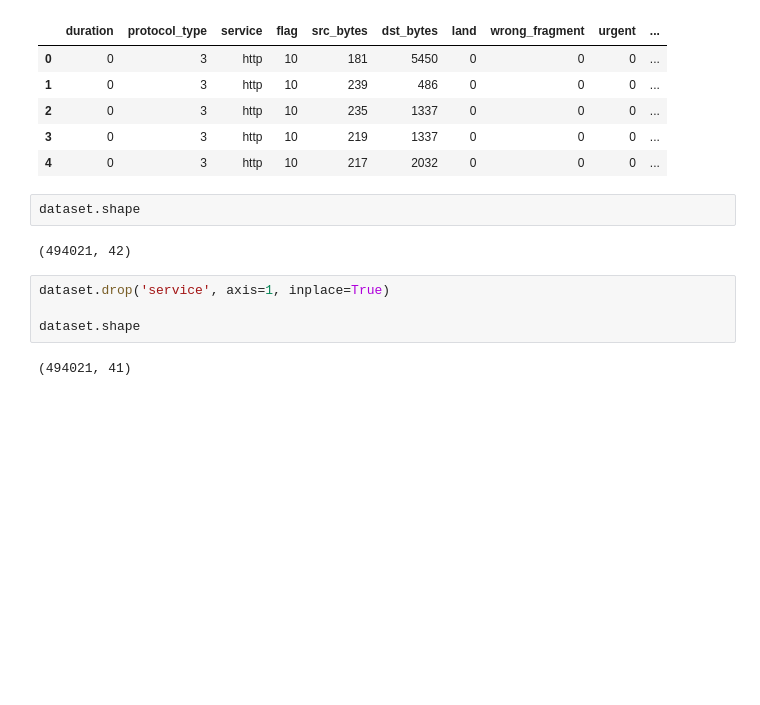
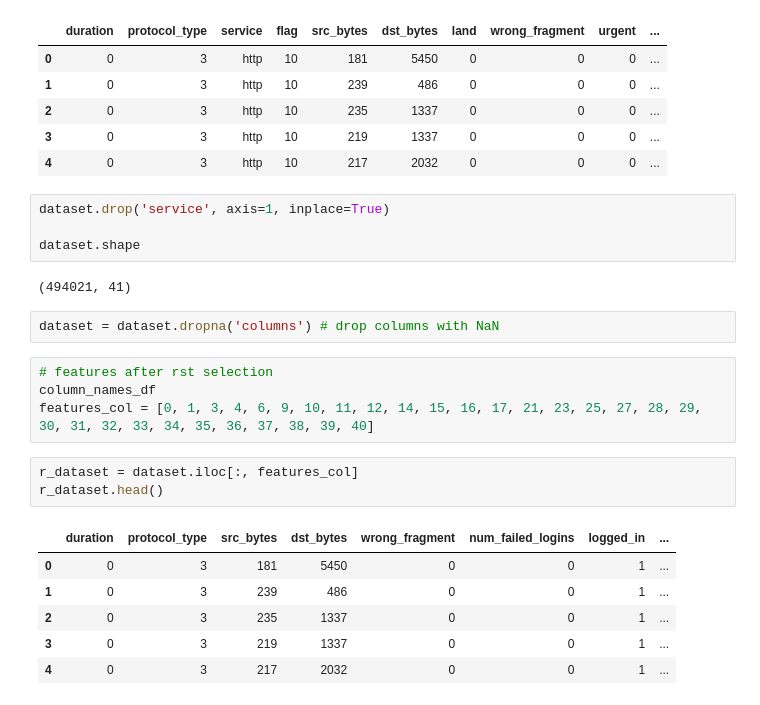
Before and after one commit to divyanshu1610/network-intrusion-detection-project, a Jupyter notebook: network_intrusion_detection_project_svn.ipynb, the cells around one changed output. Drawn from its saved outputs; the diff is of its cells as text; blank space fills up the shorter version.

```diff
--- a/network_intrusion_detection_project_svn.ipynb
+++ b/network_intrusion_detection_project_svn.ipynb
@@ -83,13 +83,25 @@ dataset.head()
 | 2 | 0 | 3 | http | 10 | 235 | 1337 | 0 | 0 | 0 | ... |
 | 3 | 0 | 3 | http | 10 | 219 | 1337 | 0 | 0 | 0 | ... |
 | 4 | 0 | 3 | http | 10 | 217 | 2032 | 0 | 0 | 0 | ... |
-# %%
-dataset.shape
-# %% [output]
-(494021, 42)
 # %%
 dataset.drop('service', axis=1, inplace=True)
 
 dataset.shape
 # %% [output]
 (494021, 41)
+# %%
+dataset = dataset.dropna('columns') # drop columns with NaN
+# %%
+# features after rst selection
+column_names_df
+features_col = [0, 1, 3, 4, 6, 9, 10, 11, 12, 14, 15, 16, 17, 21, 23, 25, 27, 28, 29, 30, 31, 32, 33, 34, 35, 36, 37, 38, 39, 40]
+# %%
+r_dataset = dataset.iloc[:, features_col]
+r_dataset.head()
+# %% [output]
+|  | duration | protocol_type | src_bytes | dst_bytes | wrong_fragment | num_failed_logins | logged_in | ... |
+| 0 | 0 | 3 | 181 | 5450 | 0 | 0 | 1 | ... |
+| 1 | 0 | 3 | 239 | 486 | 0 | 0 | 1 | ... |
+| 2 | 0 | 3 | 235 | 1337 | 0 | 0 | 1 | ... |
+| 3 | 0 | 3 | 219 | 1337 | 0 | 0 | 1 | ... |
+| 4 | 0 | 3 | 217 | 2032 | 0 | 0 | 1 | ... |
```
Also changed, not shown: parts of 16 cells of this notebook.
